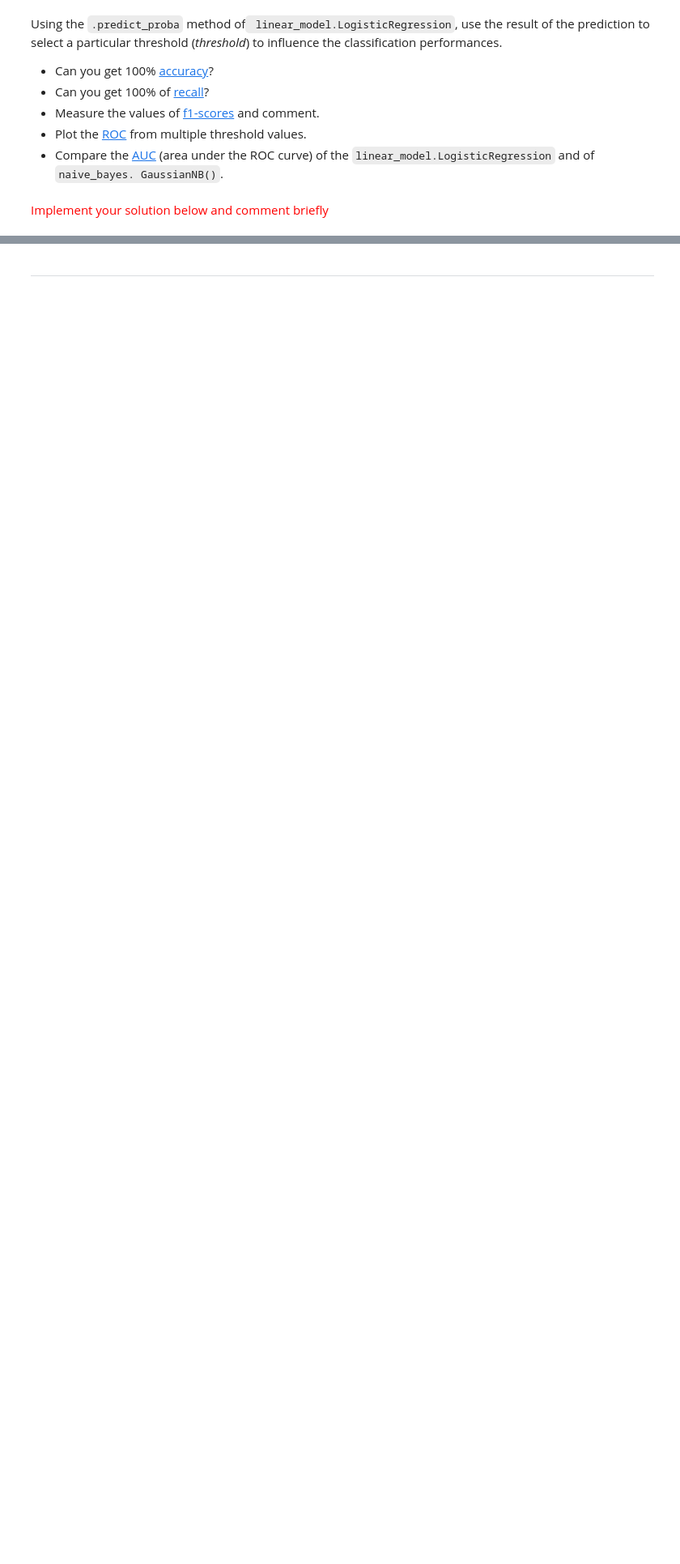
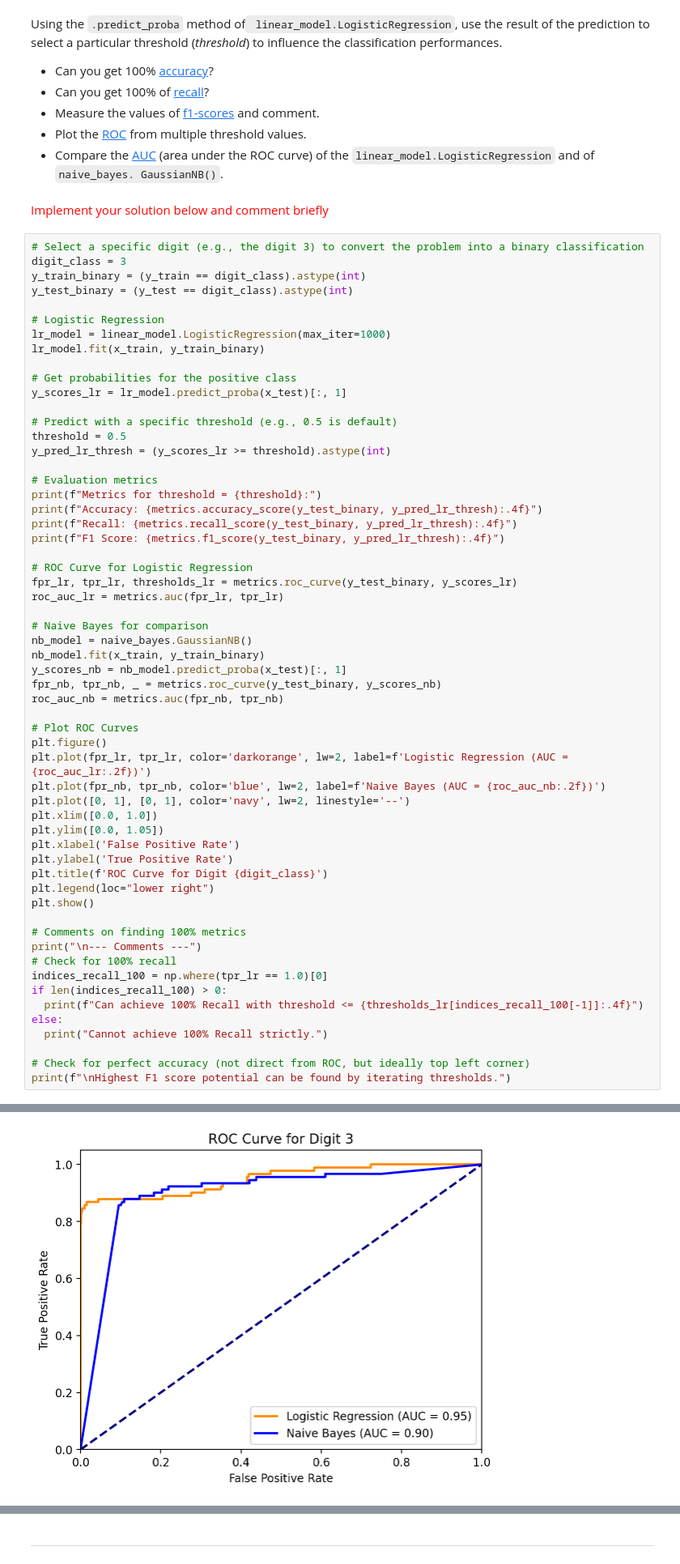
Before and after one commit to Wubpooz/APP5, a Jupyter notebook: Apprentissage_Automatise/TP 2 - Scikit-Learn - Evaluation.ipynb, the cells around one changed output, grey strips where cells are left out. Shown at 81% size. Cells and saved outputs as stored; diff of their text form; blank space fills up the shorter version.

```diff
--- a/Apprentissage_Automatise/TP 2 - Scikit-Learn - Evaluation.ipynb
+++ b/Apprentissage_Automatise/TP 2 - Scikit-Learn - Evaluation.ipynb
@@ -301,3 +352,62 @@ Using the `.predict_proba` method of` linear_model.LogisticRegression`, use the
 *   Compare the [AUC](https://scikit-learn.org/stable/modules/generated/sklearn.metrics.auc.html) (area under the ROC curve) of the `linear_model.LogisticRegression` and of `naive_bayes. GaussianNB()`.
 # %% [markdown]
 <span style="color:red">Implement your solution below and comment briefly</span>
+# %%
+# Select a specific digit (e.g., the digit 3) to convert the problem into a binary classification
+digit_class = 3
+y_train_binary = (y_train == digit_class).astype(int)
+y_test_binary = (y_test == digit_class).astype(int)
+
+# Logistic Regression
+lr_model = linear_model.LogisticRegression(max_iter=1000)
+lr_model.fit(x_train, y_train_binary)
+
+# Get probabilities for the positive class
+y_scores_lr = lr_model.predict_proba(x_test)[:, 1]
+
+# Predict with a specific threshold (e.g., 0.5 is default)
+threshold = 0.5
+y_pred_lr_thresh = (y_scores_lr >= threshold).astype(int)
+
+# Evaluation metrics
+print(f"Metrics for threshold = {threshold}:")
+print(f"Accuracy: {metrics.accuracy_score(y_test_binary, y_pred_lr_thresh):.4f}")
+print(f"Recall: {metrics.recall_score(y_test_binary, y_pred_lr_thresh):.4f}")
+print(f"F1 Score: {metrics.f1_score(y_test_binary, y_pred_lr_thresh):.4f}")
+
+# ROC Curve for Logistic Regression
+fpr_lr, tpr_lr, thresholds_lr = metrics.roc_curve(y_test_binary, y_scores_lr)
+roc_auc_lr = metrics.auc(fpr_lr, tpr_lr)
+
+# Naive Bayes for comparison
+nb_model = naive_bayes.GaussianNB()
+nb_model.fit(x_train, y_train_binary)
+y_scores_nb = nb_model.predict_proba(x_test)[:, 1]
+fpr_nb, tpr_nb, _ = metrics.roc_curve(y_test_binary, y_scores_nb)
+roc_auc_nb = metrics.auc(fpr_nb, tpr_nb)
+
+# Plot ROC Curves
+plt.figure()
+plt.plot(fpr_lr, tpr_lr, color='darkorange', lw=2, label=f'Logistic Regression (AUC = {roc_auc_lr:.2f})')
+plt.plot(fpr_nb, tpr_nb, color='blue', lw=2, label=f'Naive Bayes (AUC = {roc_auc_nb:.2f})')
+plt.plot([0, 1], [0, 1], color='navy', lw=2, linestyle='--')
+plt.xlim([0.0, 1.0])
+plt.ylim([0.0, 1.05])
+plt.xlabel('False Positive Rate')
+plt.ylabel('True Positive Rate')
+plt.title(f'ROC Curve for Digit {digit_class}')
+plt.legend(loc="lower right")
+plt.show()
+
+# Comments on finding 100% metrics
+print("\n--- Comments ---")
+# Check for 100% recall
+indices_recall_100 = np.where(tpr_lr == 1.0)[0]
+if len(indices_recall_100) > 0:
+  print(f"Can achieve 100% Recall with threshold <= {thresholds_lr[indices_recall_100[-1]]:.4f}")
+else:
+  print("Cannot achieve 100% Recall strictly.")
+
+# Check for perfect accuracy (not direct from ROC, but ideally top left corner)
+print(f"\nHighest F1 score potential can be found by iterating thresholds.")
+# %% [output]
@@ -303,0 +418 @@ Using the `.predict_proba` method of` linear_model.LogisticRegression`, use the
+[figure, added]
```
Also changed, not shown: parts of 7 cells of this notebook.
